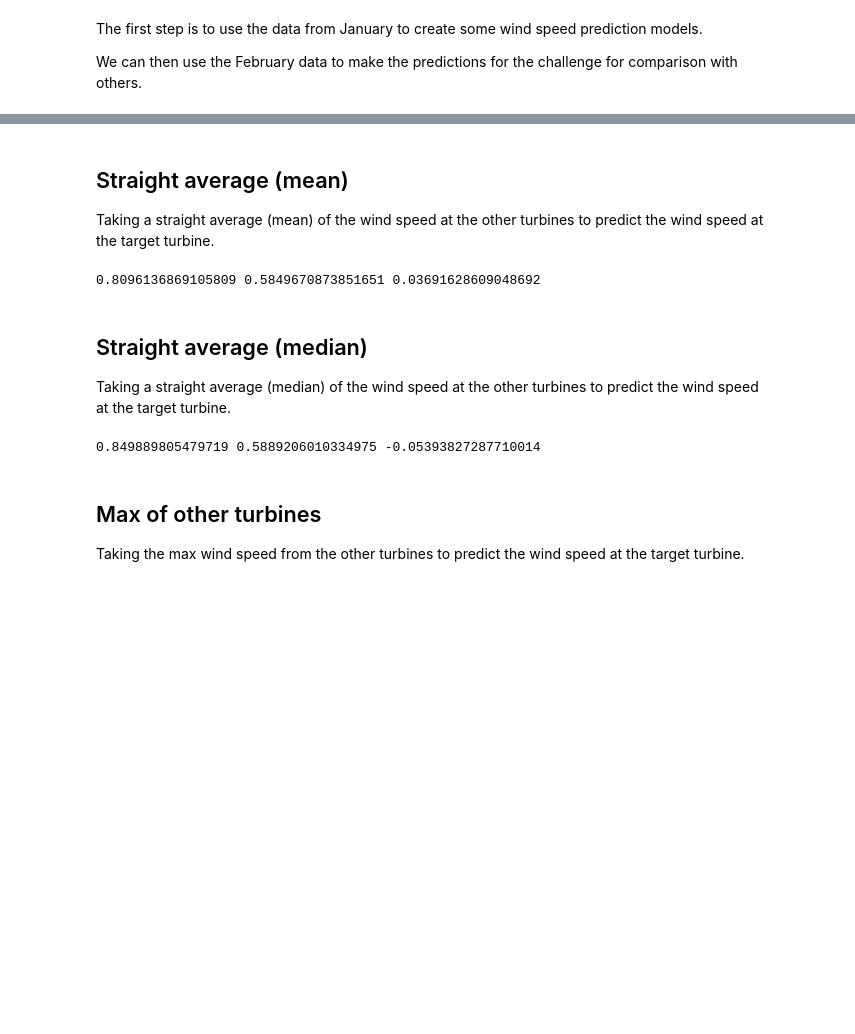
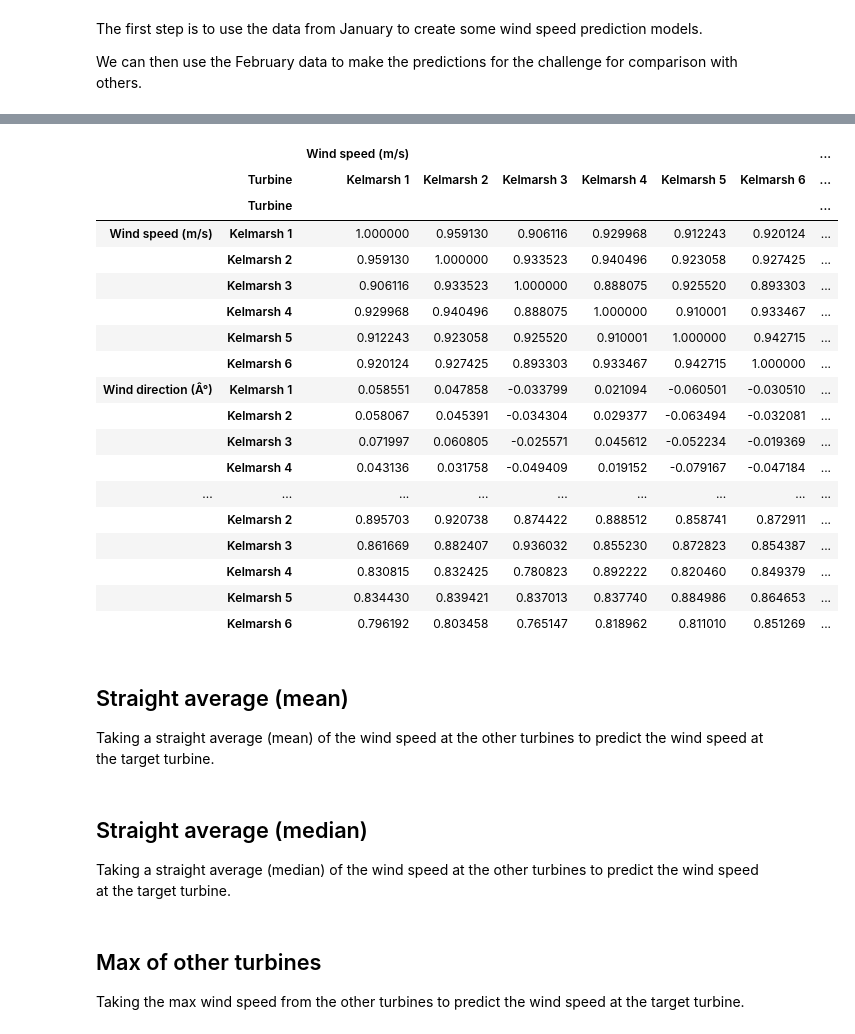
Before and after one commit to charlie9578/ode-windspeed, a Jupyter notebook: ode-windspeed.ipynb, the cells around one changed output, grey strips where cells are left out. Cells and saved outputs as stored; diff of their text form; code cells hidden in the pictures; blank space fills up the shorter version.

```diff
--- a/ode-windspeed.ipynb
+++ b/ode-windspeed.ipynb
@@ -23,3 +36,25 @@ result_statistics = None
+# %%
+scada_nogaps.corr()
+# %% [output]
+|  |  | Wind speed (m/s) |  |  |  |  |  | ... |
+|  | Turbine | Kelmarsh 1 | Kelmarsh 2 | Kelmarsh 3 | Kelmarsh 4 | Kelmarsh 5 | Kelmarsh 6 | ... |
+|  | Turbine |  |  |  |  |  |  | ... |
+| Wind speed (m/s) | Kelmarsh 1 | 1.000000 | 0.959130 | 0.906116 | 0.929968 | 0.912243 | 0.920124 | ... |
+|  | Kelmarsh 2 | 0.959130 | 1.000000 | 0.933523 | 0.940496 | 0.923058 | 0.927425 | ... |
+|  | Kelmarsh 3 | 0.906116 | 0.933523 | 1.000000 | 0.888075 | 0.925520 | 0.893303 | ... |
+|  | Kelmarsh 4 | 0.929968 | 0.940496 | 0.888075 | 1.000000 | 0.910001 | 0.933467 | ... |
+|  | Kelmarsh 5 | 0.912243 | 0.923058 | 0.925520 | 0.910001 | 1.000000 | 0.942715 | ... |
+|  | Kelmarsh 6 | 0.920124 | 0.927425 | 0.893303 | 0.933467 | 0.942715 | 1.000000 | ... |
+| Wind direction (Â°) | Kelmarsh 1 | 0.058551 | 0.047858 | -0.033799 | 0.021094 | -0.060501 | -0.030510 | ... |
+|  | Kelmarsh 2 | 0.058067 | 0.045391 | -0.034304 | 0.029377 | -0.063494 | -0.032081 | ... |
+|  | Kelmarsh 3 | 0.071997 | 0.060805 | -0.025571 | 0.045612 | -0.052234 | -0.019369 | ... |
+|  | Kelmarsh 4 | 0.043136 | 0.031758 | -0.049409 | 0.019152 | -0.079167 | -0.047184 | ... |
+| ... | ... | ... | ... | ... | ... | ... | ... | ... |
+|  | Kelmarsh 2 | 0.895703 | 0.920738 | 0.874422 | 0.888512 | 0.858741 | 0.872911 | ... |
+|  | Kelmarsh 3 | 0.861669 | 0.882407 | 0.936032 | 0.855230 | 0.872823 | 0.854387 | ... |
+|  | Kelmarsh 4 | 0.830815 | 0.832425 | 0.780823 | 0.892222 | 0.820460 | 0.849379 | ... |
+|  | Kelmarsh 5 | 0.834430 | 0.839421 | 0.837013 | 0.837740 | 0.884986 | 0.864653 | ... |
+|  | Kelmarsh 6 | 0.796192 | 0.803458 | 0.765147 | 0.818962 | 0.811010 | 0.851269 | ... |
 # %% [markdown]
 ## Straight average (mean)
 Taking a straight average (mean) of the wind speed at the other turbines to predict the wind speed at the target turbine.
@@ -27,17 +62,9 @@ Taking a straight average (mean) of the wind speed at the other turbines to pred
 method_mean = scada["Wind speed (m/s)"].drop(columns=["Kelmarsh 1"]).mean(axis=1)
 method_mean.to_csv("method_mean.csv")
 
-rms = np.sqrt(np.mean((scada["Wind speed (m/s)"]["Kelmarsh 1"] - method_mean)**2))
-mae = np.mean(abs(scada["Wind speed (m/s)"]["Kelmarsh 1"] - method_mean))
-bias = np.mean(scada["Wind speed (m/s)"]["Kelmarsh 1"] - method_mean)
-
-print(rms, mae, bias)
-
 windspeed_predictions = method_mean
 windspeed_predictions.name = "mean"
 windspeed_predictions = pd.DataFrame(windspeed_predictions)
-# %% [output]
-0.8096136869105809 0.5849670873851651 0.03691628609048692
 # %% [markdown]
 ## Straight average (median)
 Taking a straight average (median) of the wind speed at the other turbines to predict the wind speed at the target turbine.
@@ -45,15 +72,7 @@ Taking a straight average (median) of the wind speed at the other turbines to pr
 method_median = scada["Wind speed (m/s)"].drop(columns=["Kelmarsh 1"]).median(axis=1)
 method_median.to_csv("method_median.csv")
 
-rms = np.sqrt(np.mean((scada["Wind speed (m/s)"]["Kelmarsh 1"] - method_median)**2))
-mae = np.mean(abs(scada["Wind speed (m/s)"]["Kelmarsh 1"] - method_median))
-bias = np.mean(scada["Wind speed (m/s)"]["Kelmarsh 1"] - method_median)
-
-print(rms, mae, bias)
-
 windspeed_predictions["median"] = method_median
-# %% [output]
-0.849889805479719 0.5889206010334975 -0.05393827287710014
 # %% [markdown]
 ## Max of other turbines
 Taking the max wind speed from the other turbines to predict the wind speed at the target turbine.
```
Also changed, not shown: parts of 18 cells of this notebook.
